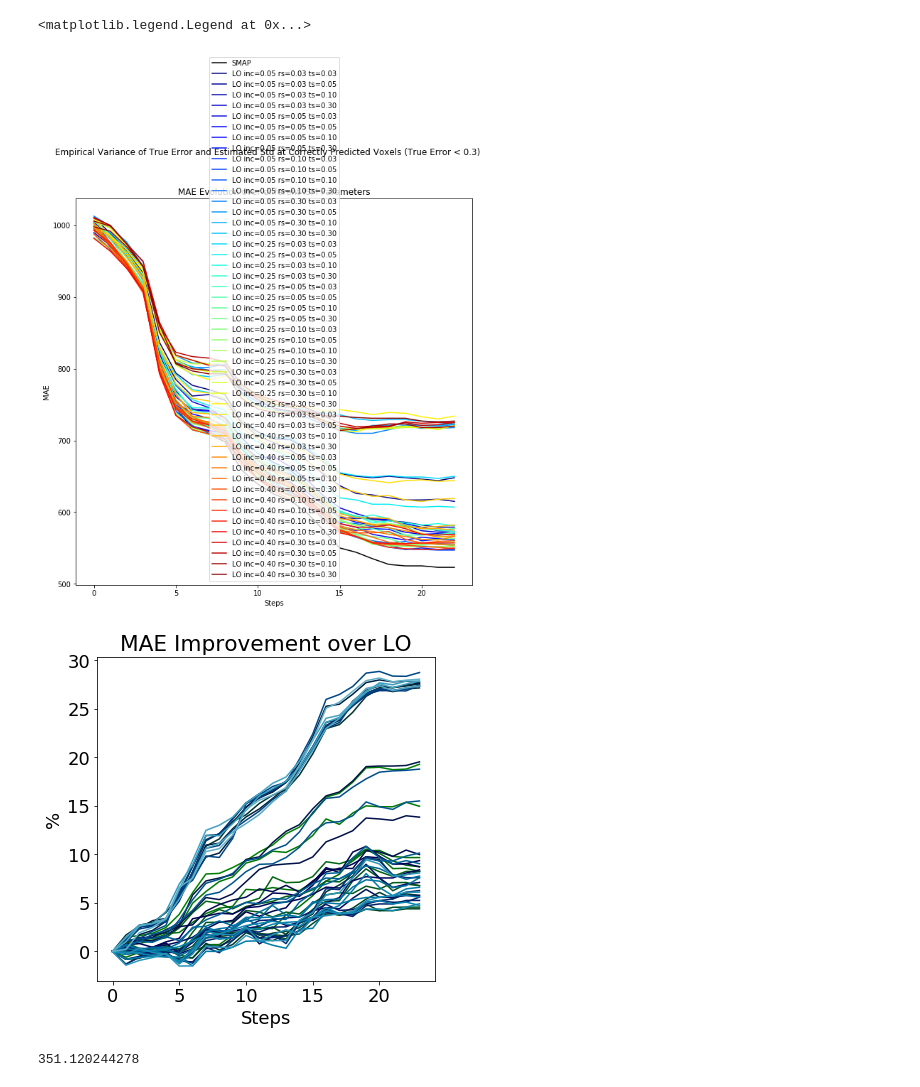
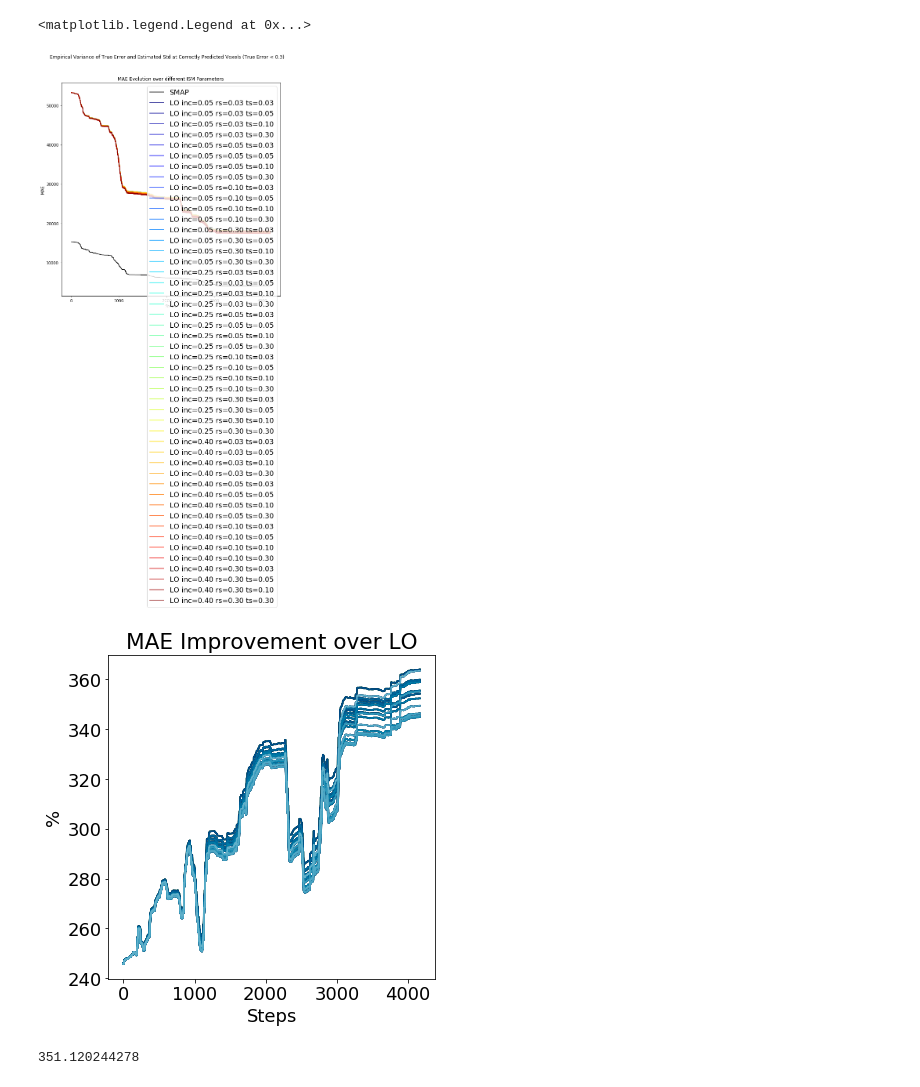
Before and after one commit to pnvyshnav/smap_PD, a Jupyter notebook: stats/SMAP ISM Runs.ipynb, the cells around one changed output. Saved outputs shown, nothing was run; the diff lists cells and outputs as text; code cells hidden in the pictures.

```diff
--- a/stats/SMAP ISM Runs.ipynb
+++ b/stats/SMAP ISM Runs.ipynb
@@ -33,37 +33,37 @@ def hash_position(x, y, z):
     return "%.3f %.3f %.3f" % (x, y, z)
 
 filenames = sorted(
-    glob.glob("ism_runs/*.bag"),
+    glob.glob("ism_albert_runs/*.bag"),
     key=lambda f: int(re.findall('([0-9]+)', f[len("ism_runs/"):])[0]))
 
 gradient = np.linspace(0, 0.99, len(filenames))
 colors = [cm.jet(x) for x in gradient]
 
 for rnd, filename in enumerate(filenames):
 #     print "Computing mask from round %i..." % rnd
     bag = rosbag.Bag(filename)
     stats = None
     for _, msg, _ in bag.read_messages(topics=['stats']):
         stats = msg
     bag.close()
     if stats is None:
         continue
     voxels = stats.voxels
 
     if rnd == 0:
         errBelief = np.array(stats.errorEvolutionBelief)
         ax.plot(errBelief, color="black", label="SMAP")
 
     errLogOdds = np.array(stats.errorEvolutionLogOdds)
     ax.plot(errLogOdds, color=colors[rnd], label="LO inc=%.2f rs=%.2f ts=%.2f" % (stats.ismIncrement, stats.ismRampSize, stats.ismTopSize))
 
 ax.set_title("MAE Evolution over different ISM Parameters")
 ax.set_ylabel("MAE")
 ax.set_xlabel("Steps")
 ax.legend()
 # %% [output]
 <matplotlib.legend.Legend at 0x...>
-[figure, old version]
+[figure, new version]
 # %%
 %matplotlib inline
 import matplotlib
@@ -87,7 +87,7 @@ def hash_position(x, y, z):
     return "%.3f %.3f %.3f" % (x, y, z)
 
 filenames = sorted(
-    glob.glob("ism_runs/*.bag"),
+    glob.glob("ism_albert_runs/*.bag"),
     key=lambda f: int(re.findall('([0-9]+)', f[len("ism_runs/"):])[0]))
 
 gradient = np.linspace(0, 0.79, len(filenames))
@@ -107,11 +107,14 @@ for rnd, filename in enumerate(filenames):
     voxels = stats.voxels
 
     if rnd == 0:
-        errBelief = np.array([1e-9] + list(stats.errorEvolutionBelief))
+        errBelief = np.array(list(stats.errorEvolutionBelief))
         errLastBelief = stats.errorEvolutionBelief[-1]
 
-    errLogOdds = np.array([1e-9] + list(stats.errorEvolutionLogOdds))
-    ax.plot((errLogOdds-errBelief)/errLogOdds*100, color=colors[rnd], label="LO inc=%.2f rs=%.2f ts=%.2f" % (stats.ismIncrement, stats.ismRampSize, stats.ismTopSize))
+    errLogOdds = np.array(list(stats.errorEvolutionLogOdds))
+    ax.plot((errLogOdds-errBelief)/errBelief*100, color=colors[rnd], label="LO inc=%.2f rs=%.2f ts=%.2f" % (stats.ismIncrement, stats.ismRampSize, stats.ismTopSize))
+
+#     print "Steps", len(errLogOdds)
+
 
 ax.set_title("MAE Improvement over LO")
 ax.set_ylabel("%")
@@ -120,7 +123,7 @@ ax.set_xlabel("Steps")
 plt.tight_layout()
 plt.savefig("mae_logodds_improvement.pdf")
 # %% [output]
-[figure, old version]
+[figure, new version]
 # %%
 %matplotlib inline
 import matplotlib
```
Also changed, not shown: parts of 1 cell of this notebook, 5 other files.
